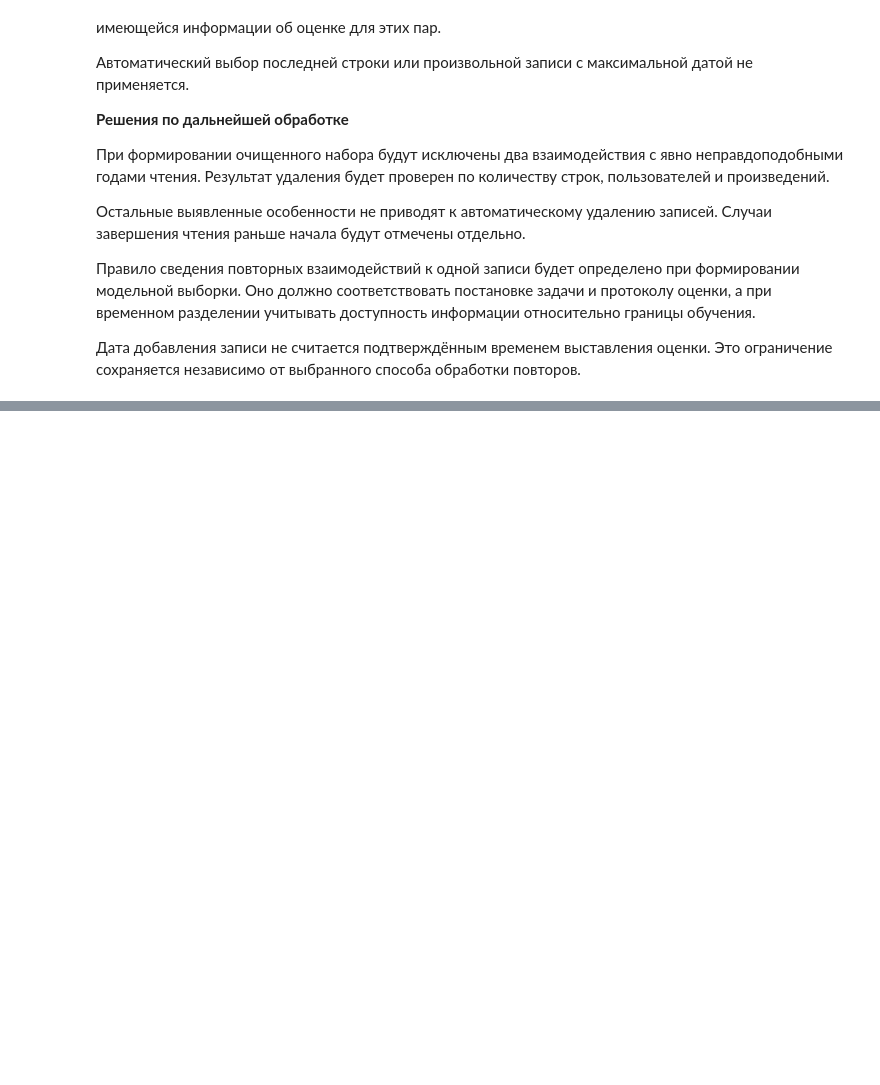
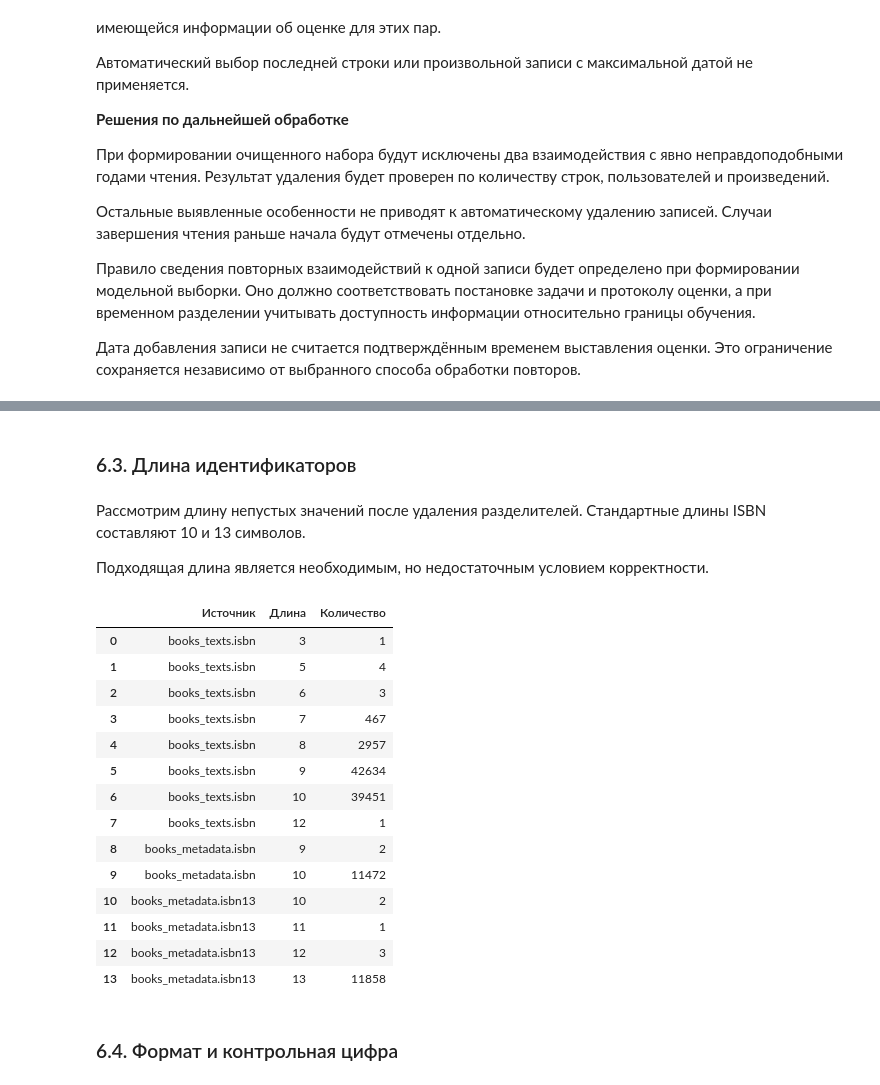
Before and after one commit to RafaelART01/BookRecommender, a Jupyter notebook: notebooks/01_data_audit.ipynb, the cells around one changed output, grey strips where cells are left out. Saved outputs shown, nothing was run; the diff lists cells and outputs as text; code cells hidden in the pictures; blank space fills up the shorter version.

```diff
--- a/notebooks/01_data_audit.ipynb
+++ b/notebooks/01_data_audit.ipynb
@@ -2043,0 +2069,22 @@ latest_report.to_frame()
+# %%
+def normalize_isbn(series):
+    values = (
+        series.astype("string")
+        .str.strip()
+        .str.upper()
+        .str.replace(r"[\s-]+", "", regex=True)
+    )
+
+    return values.mask(values.eq(""), pd.NA)
+
+
+isbn_sources = {
+    "books_texts.isbn": books_texts["isbn"],
+    "books_metadata.isbn": books_metadata["isbn"],
+    "books_metadata.isbn13": books_metadata["isbn13"],
+}
+
+isbn_normalized = {
+    name: normalize_isbn(series)
+    for name, series in isbn_sources.items()
+}
@@ -2043,0 +2132,49 @@ latest_report.to_frame()
+# %% [markdown]
+### 6.3. Длина идентификаторов
+# %% [markdown]
+Рассмотрим длину непустых значений после удаления разделителей.
+Стандартные длины ISBN составляют 10 и 13 символов.
+
+Подходящая длина является необходимым, но недостаточным
+условием корректности.
+# %%
+isbn_length_rows = []
+
+for name, values in isbn_normalized.items():
+    lengths = (
+        values.dropna()
+        .str.len()
+        .value_counts()
+        .sort_index()
+    )
+
+    for length, count in lengths.items():
+        isbn_length_rows.append(
+            {
+                "Источник": name,
+                "Длина": int(length),
+                "Количество": int(count),
+            }
+        )
+
+isbn_length_report = pd.DataFrame(isbn_length_rows)
+
+isbn_length_report
+# %% [output]
+|  | Источник | Длина | Количество |
+| 0 | books_texts.isbn | 3 | 1 |
+| 1 | books_texts.isbn | 5 | 4 |
+| 2 | books_texts.isbn | 6 | 3 |
+| 3 | books_texts.isbn | 7 | 467 |
+| 4 | books_texts.isbn | 8 | 2957 |
+| 5 | books_texts.isbn | 9 | 42634 |
+| 6 | books_texts.isbn | 10 | 39451 |
+| 7 | books_texts.isbn | 12 | 1 |
+| 8 | books_metadata.isbn | 9 | 2 |
+| 9 | books_metadata.isbn | 10 | 11472 |
+| 10 | books_metadata.isbn13 | 10 | 2 |
+| 11 | books_metadata.isbn13 | 11 | 1 |
+| 12 | books_metadata.isbn13 | 12 | 3 |
+| 13 | books_metadata.isbn13 | 13 | 11858 |
+# %% [markdown]
+### 6.4. Формат и контрольная цифра
```
Also changed, not shown: parts of 16 cells of this notebook.
